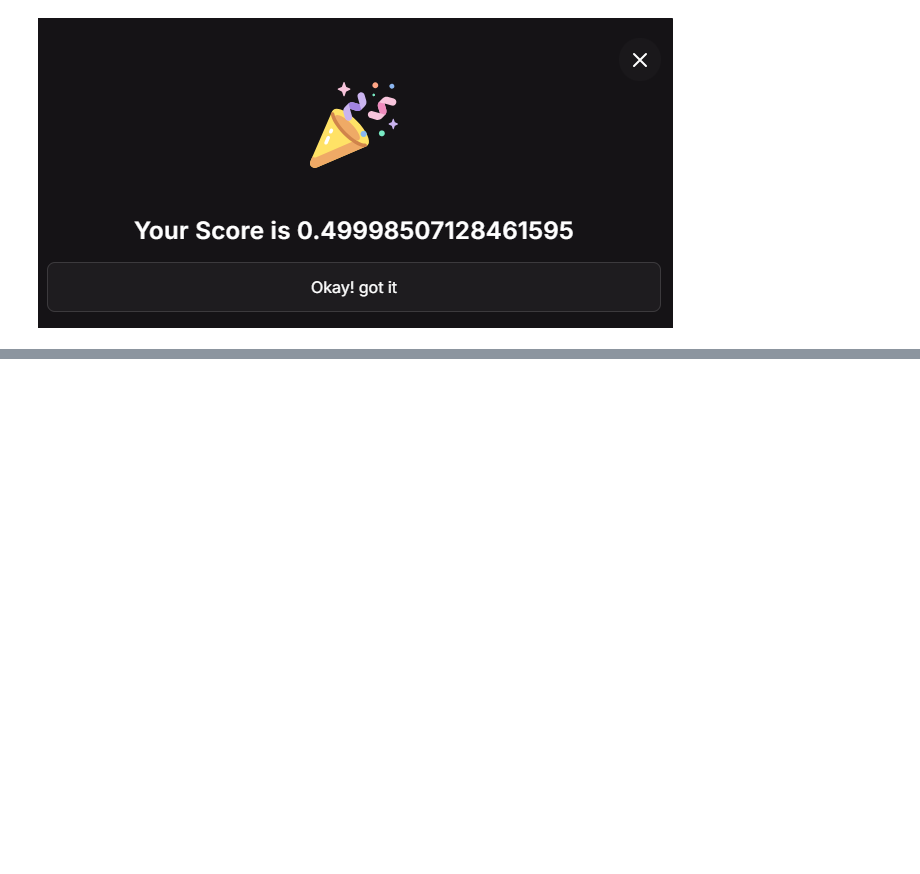
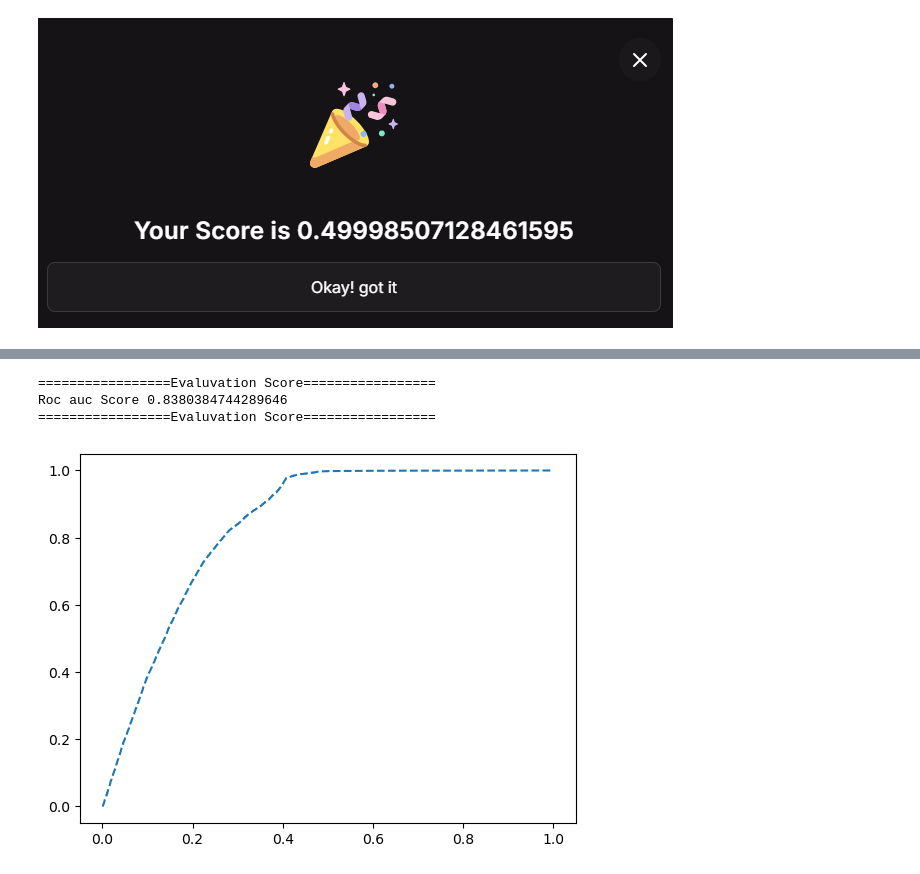
Before and after one commit to PonEzhilSelvan/Cross-Insurance, a Jupyter notebook: Cross-sell-prediction-model.ipynb, the cells around one changed output, grey strips where cells are left out. Drawn from its saved outputs; the diff is of its cells as text; code cells hidden in the pictures; blank space fills up the shorter version.

```diff
--- a/Cross-sell-prediction-model.ipynb
+++ b/Cross-sell-prediction-model.ipynb
@@ -307,0 +296,4 @@ joblib.dump(model_pipeline,'linear_regression.pkl')
+# %%
+ros = RandomOverSampler()
+X_resampled, y_resampled = ros.fit_resample(train_X, train_y)
+y_resampled.value_counts()
@@ -307,0 +305,3 @@ joblib.dump(model_pipeline,'linear_regression.pkl')
+# %%
+train_X, val_X , train_y, val_y = train_test_split(X_resampled,y_resampled, random_state =42 , test_size= 0.2 )
+train_X.shape, val_X.shape , train_y.shape, val_y.shape
@@ -307,0 +310,2 @@ joblib.dump(model_pipeline,'linear_regression.pkl')
+# %%
+model_pipeline.fit(X_resampled, y_resampled)
@@ -307,0 +325,7 @@ joblib.dump(model_pipeline,'linear_regression.pkl')
+# %%
+model_evaluvate(train_X, train_y, val_X ,val_y, model_pipeline)
+# %% [output]
+=================Evaluvation Score=================
+Roc auc Score 0.8380384744289646
+=================Evaluvation Score=================
+[figure, added]
```
Also changed, not shown: parts of 27 cells of this notebook, 7 other files.
